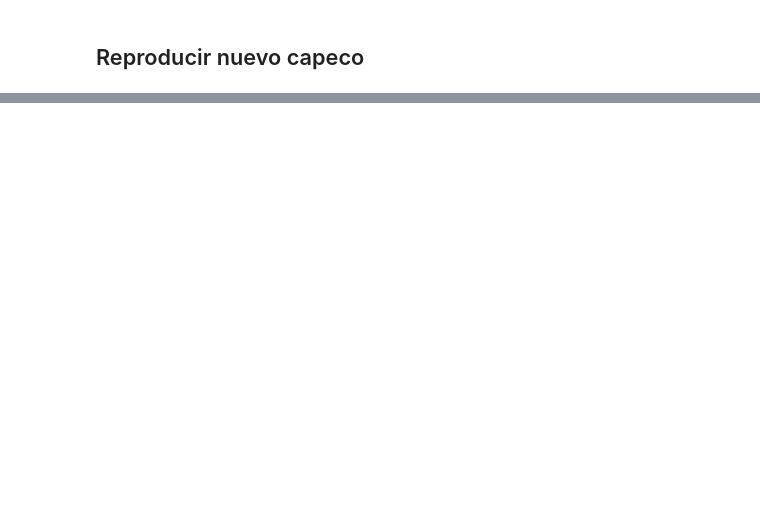
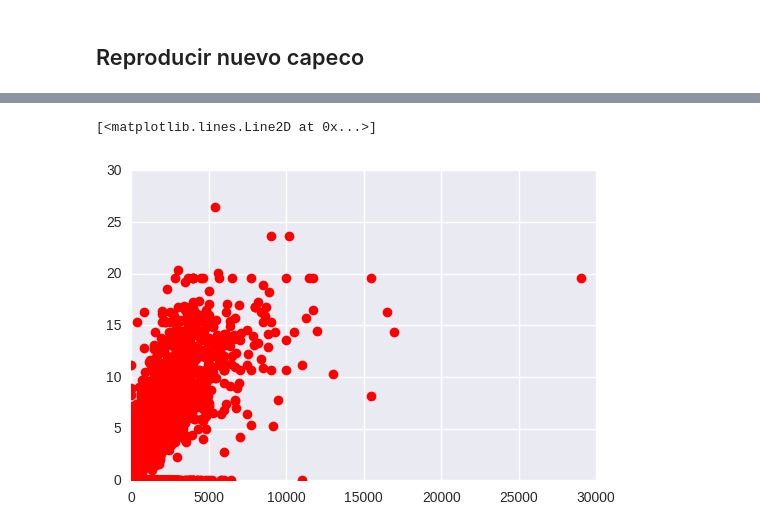
Before and after one commit to alephcero/thesis, a Jupyter notebook: src/modelingAndCoeficients.ipynb, the cells around one changed output, grey strips where cells are left out. Cells and saved outputs as stored; diff of their text form; code cells hidden in the pictures; blank space fills up the shorter version.

Commit message:
capeco calculado con funcion. Close #7

```diff
--- a/src/modelingAndCoeficients.ipynb
+++ b/src/modelingAndCoeficients.ipynb
@@ -312,0 +377,6 @@ ind3t10.loc[ind3t10.AE.isnull(),['AE','age','female']].head()
+# %%
+capecoTable = ind3t10.loc[:,['id','CPxVAE','AE']].groupby(by=['id']).sum()
+capecoTable['CAPECO']=capecoTable.CPxVAE / capecoTable.AE
+print capecoTable.shape
+capecoTable.reset_index(inplace=True)
+capecoTable.head()
@@ -312,0 +391,4 @@ ind3t10.loc[ind3t10.AE.isnull(),['AE','age','female']].head()
+# %%
+ingresos = ind3t10.loc[:,['id','IPCF','PONDERA']].drop_duplicates()
+print ingresos.shape
+ingresos.head()
@@ -312,0 +403,4 @@ ind3t10.loc[ind3t10.AE.isnull(),['AE','age','female']].head()
+# %%
+ingresos = ingresos.merge(capecoTable.drop(['CPxVAE','AE'],axis=1))
+print ingresos.shape
+ingresos.head()
@@ -312,0 +415,5 @@ ind3t10.loc[ind3t10.AE.isnull(),['AE','age','female']].head()
+# %%
+plt.plot(ingresos.IPCF,ingresos.CAPECO,'ro')
+# %% [output]
+[<matplotlib.lines.Line2D at 0x...>]
+[figure, added]
```
Also changed, not shown: parts of 18 cells of this notebook, 2 other files.
